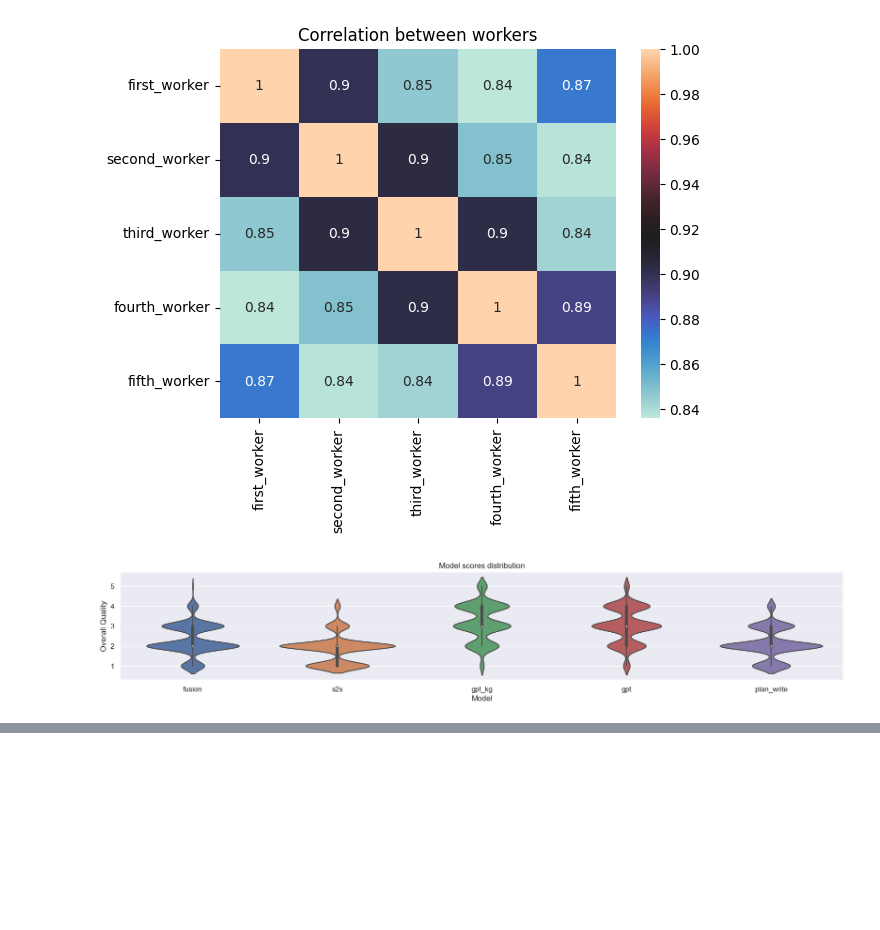
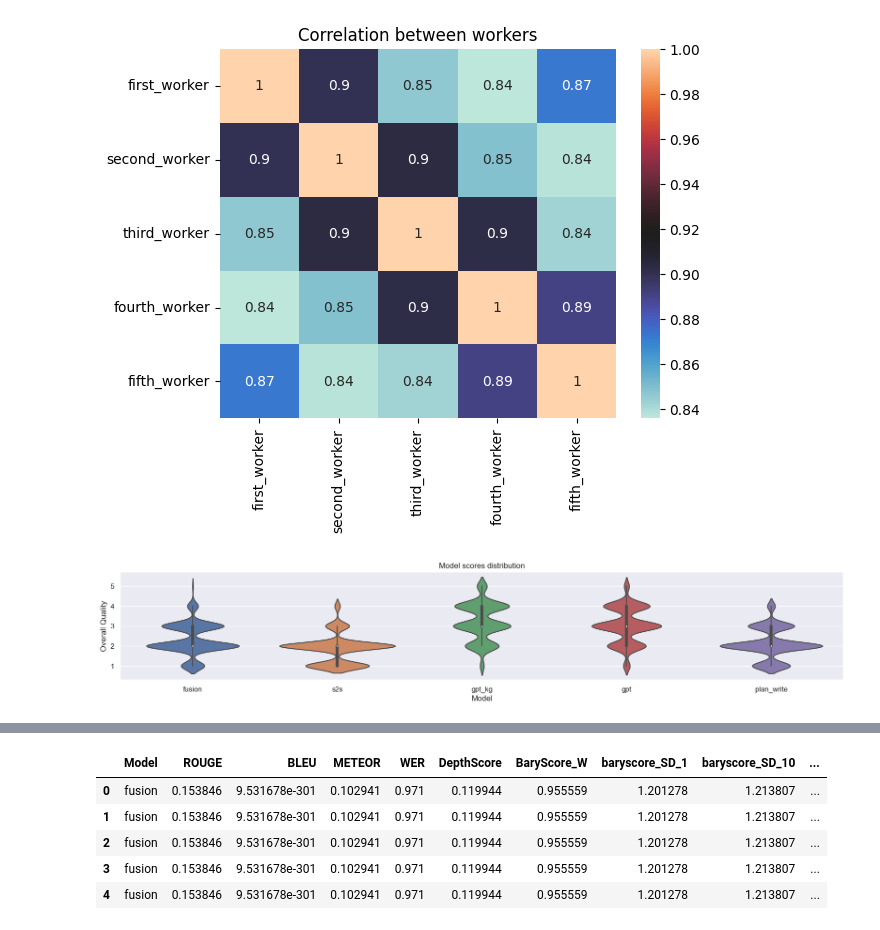
Before and after one commit to lidamsoukaina/NLG_Evaluation_Metrics, a Jupyter notebook: rocStories.ipynb, the cells around one changed output, grey strips where cells are left out. Drawn from its saved outputs; the diff is of its cells as text; code cells hidden in the pictures; blank space fills up the shorter version.

```diff
--- a/rocStories.ipynb
+++ b/rocStories.ipynb
@@ -178,0 +152,12 @@ KeyboardInterrupt:
+# %%
+data=Evaluated_df.merge(ROC_data[['Story ID','Model','average_score']], on=['Story ID', 'Model'], how='left')
+data.drop(columns=['Story','Story ID','Human'], inplace=True)
+data.rename(columns={'average_score': 'Human'}, inplace=True)
+data.head()
+# %% [output]
+|  | Model | ROUGE | BLEU | METEOR | WER | DepthScore | BaryScore_W | baryscore_SD_1 | baryscore_SD_10 | ... |
+| 0 | fusion | 0.153846 | 9.531678e-301 | 0.102941 | 0.971 | 0.119944 | 0.955559 | 1.201278 | 1.213807 | ... |
+| 1 | fusion | 0.153846 | 9.531678e-301 | 0.102941 | 0.971 | 0.119944 | 0.955559 | 1.201278 | 1.213807 | ... |
+| 2 | fusion | 0.153846 | 9.531678e-301 | 0.102941 | 0.971 | 0.119944 | 0.955559 | 1.201278 | 1.213807 | ... |
+| 3 | fusion | 0.153846 | 9.531678e-301 | 0.102941 | 0.971 | 0.119944 | 0.955559 | 1.201278 | 1.213807 | ... |
+| 4 | fusion | 0.153846 | 9.531678e-301 | 0.102941 | 0.971 | 0.119944 | 0.955559 | 1.201278 | 1.213807 | ... |
```
Also changed, not shown: parts of 14 cells of this notebook, 1 other file.
